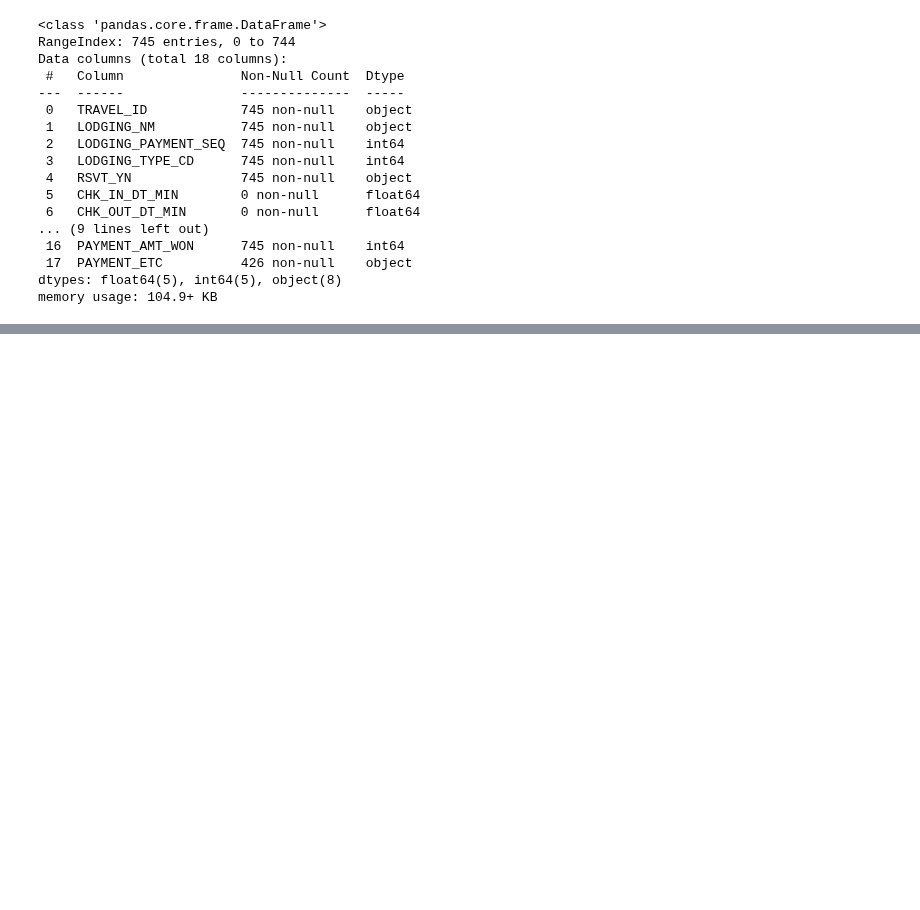
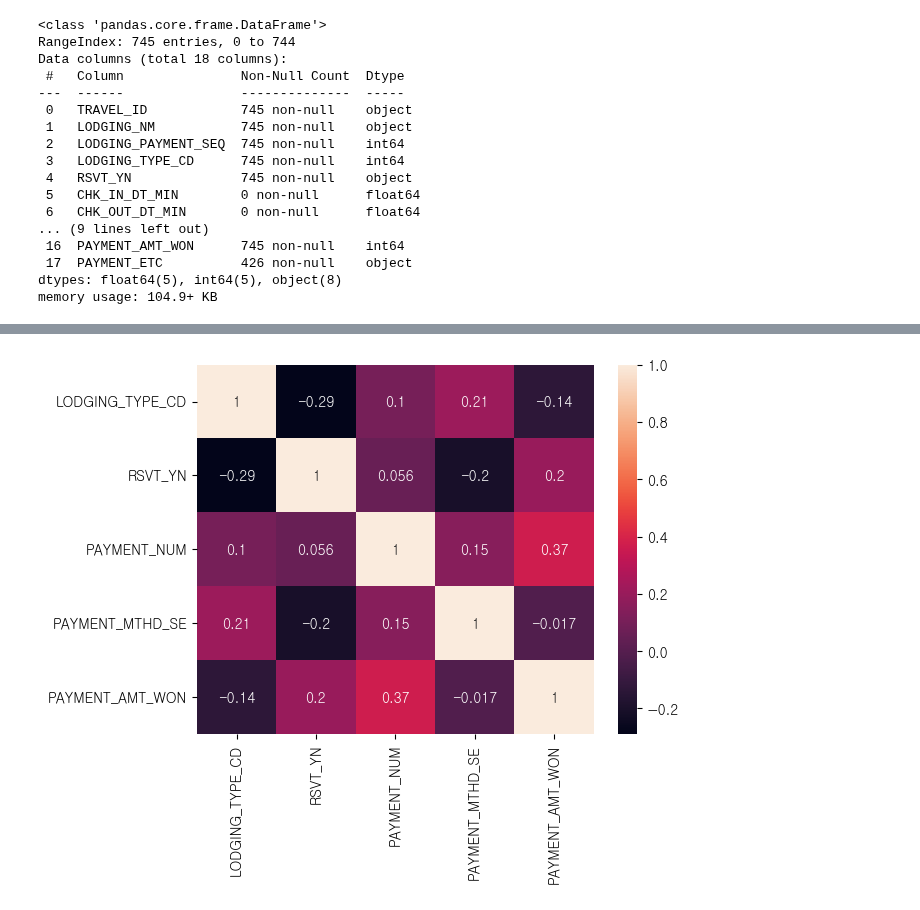
Before and after one commit to SKNetworks-AI19-250818/SKN19-mini-1Team, a Jupyter notebook: preprocessing/숙박소비내역_전처리.ipynb, the cells around one changed output, grey strips where cells are left out. Cells and saved outputs as stored; diff of their text form; code cells hidden in the pictures; blank space fills up the shorter version.

```diff
--- a/preprocessing/숙박소비내역_전처리.ipynb
+++ b/preprocessing/숙박소비내역_전처리.ipynb
@@ -95,0 +97,8 @@ df
+# %%
+# 히트맵
+corr_matrix = df.corr(numeric_only=True)
+
+sns.heatmap(data=corr_matrix, annot=True)
+plt.show()
+# %% [output]
+[figure, added]
```
Also changed, not shown: parts of 9 cells of this notebook, 1 other file.
